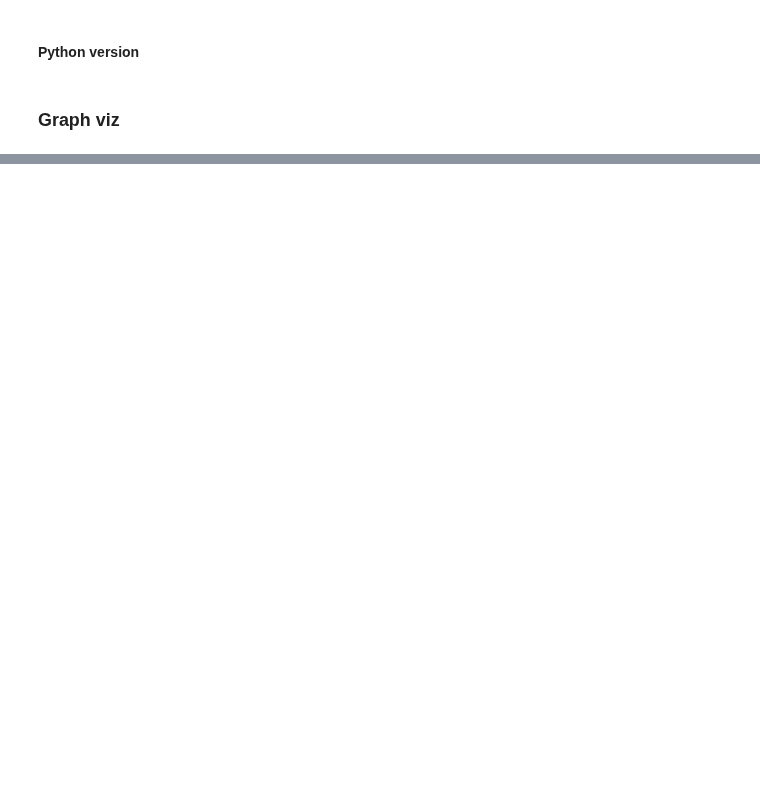
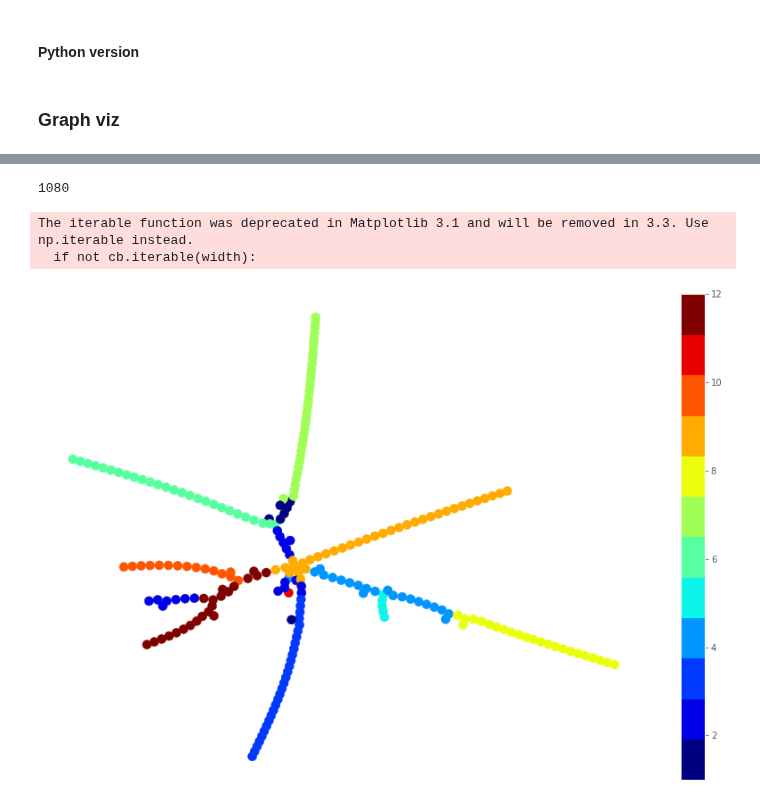
Before and after one commit to auranic/LizardBrain, a Jupyter notebook: plot_compare_methods.ipynb, the cells around one changed output, grey strips where cells are left out. Drawn from its saved outputs; the diff is of its cells as text; code cells hidden in the pictures; blank space fills up the shorter version.

```diff
--- a/plot_compare_methods.ipynb
+++ b/plot_compare_methods.ipynb
@@ -484,0 +503,33 @@ plt.show()
+# %%
+np.argmax(np.bincount(partition[0]))
+# %% [output]
+1080
+# %%
+plt.figure(figsize=(15,10))
+#OR ASSOCIATE EACH NODE WITH KNN DATAPOINTS
+Edges2 = Edges
+partition, dists = knnsearch(X,NodeP,10)
+main_col_nodes = []
+for i0,i in enumerate(partition):
+    main_col_nodes.append(color[np.argmax(np.bincount(partition[i0]))])
+
+
+### Draw graph
+g=nx.Graph()
+g.add_edges_from(Edges2.T)
+pos = nx.kamada_kawai_layout(g,scale=2)
+ec = nx.draw_networkx_edges(g, pos, alpha=0.2)
+nc = nx.draw_networkx_nodes(g, pos,
+                            nodelist=list(np.unique(Edges2)), #list(np.unique(partition)) if using PartitionData
+                            node_color=main_col_nodes,
+                            node_size=100,
+                            cmap=discrete_cmap(12,cmap))
+
+
+plt.colorbar(nc)
+plt.axis('off')
+plt.show()
+# %% [output]
+The iterable function was deprecated in Matplotlib 3.1 and will be removed in 3.3. Use np.iterable instead.
+  if not cb.iterable(width):
+[figure, added]
```
Also changed, not shown: parts of 7 cells of this notebook.
